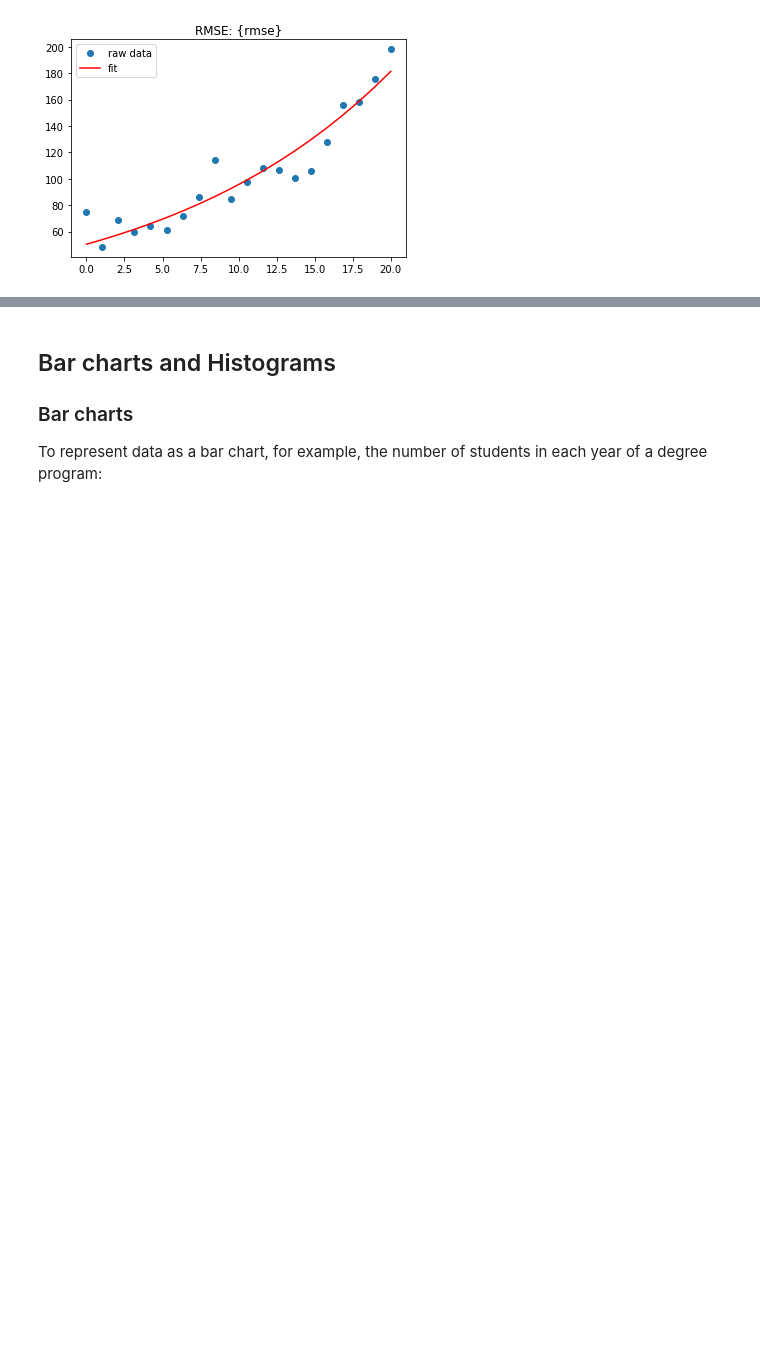
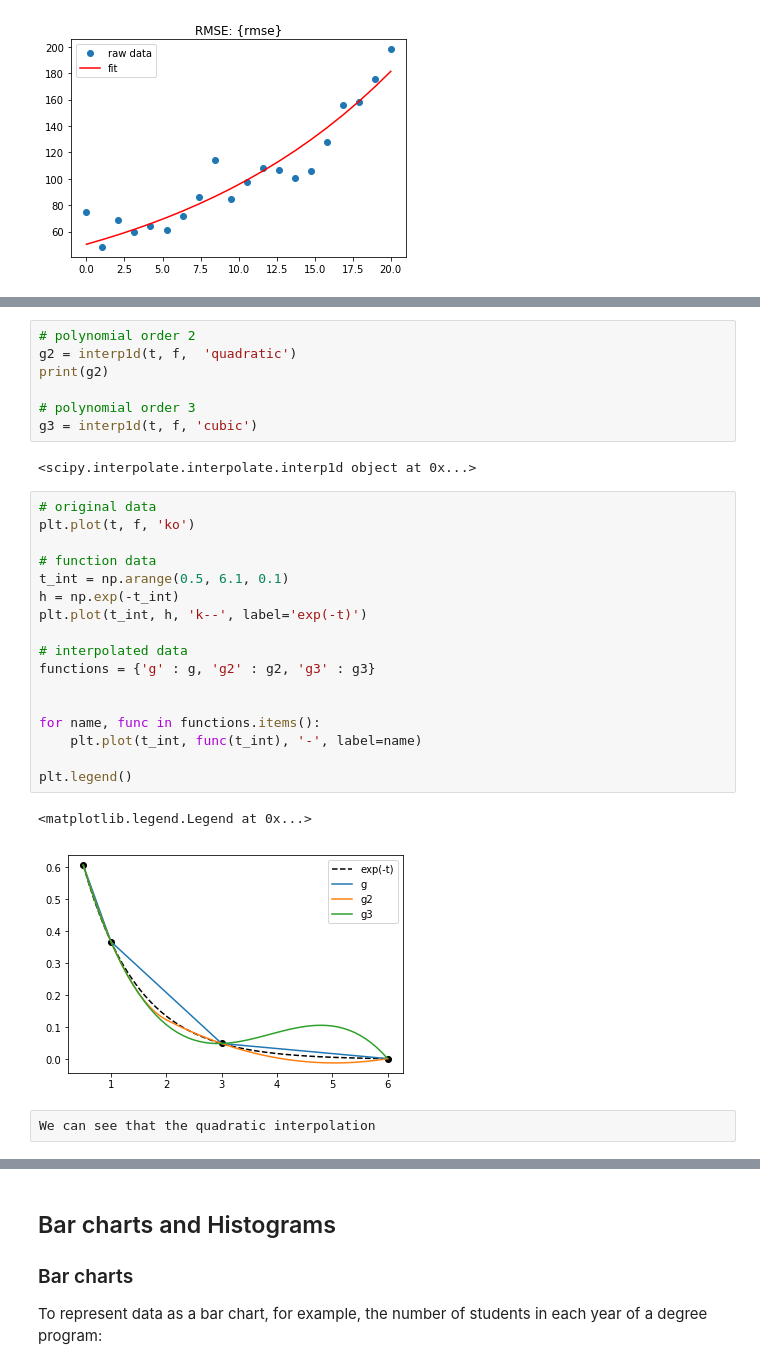
Before and after one commit to vongvanicht/Intro_to_Python, a Jupyter notebook: 05_Plotting_and_Analysing.ipynb, the cells around one changed output, grey strips where cells are left out. Saved outputs shown, nothing was run; the diff lists cells and outputs as text; blank space fills up the shorter version.

```diff
--- a/05_Plotting_and_Analysing.ipynb
+++ b/05_Plotting_and_Analysing.ipynb
@@ -822,0 +830,31 @@ y = 50.37326384265759 * e**(0.06404747989084764*x)
+# %%
+# polynomial order 2
+g2 = interp1d(t, f,  'quadratic')
+print(g2)
+
+# polynomial order 3
+g3 = interp1d(t, f, 'cubic')
+# %% [output]
+<scipy.interpolate.interpolate.interp1d object at 0x...>
+# %%
+# original data
+plt.plot(t, f, 'ko')
+
+# function data
+t_int = np.arange(0.5, 6.1, 0.1)
+h = np.exp(-t_int)
+plt.plot(t_int, h, 'k--', label='exp(-t)')
+
+# interpolated data
+functions = {'g' : g, 'g2' : g2, 'g3' : g3}
+
+
+for name, func in functions.items():
+    plt.plot(t_int, func(t_int), '-', label=name)
+
+plt.legend()
+# %% [output]
+<matplotlib.legend.Legend at 0x...>
+[figure, added]
+# %%
+We can see that the quadratic interpolation
```
Also changed, not shown: parts of 37 cells of this notebook, 1 other file.
